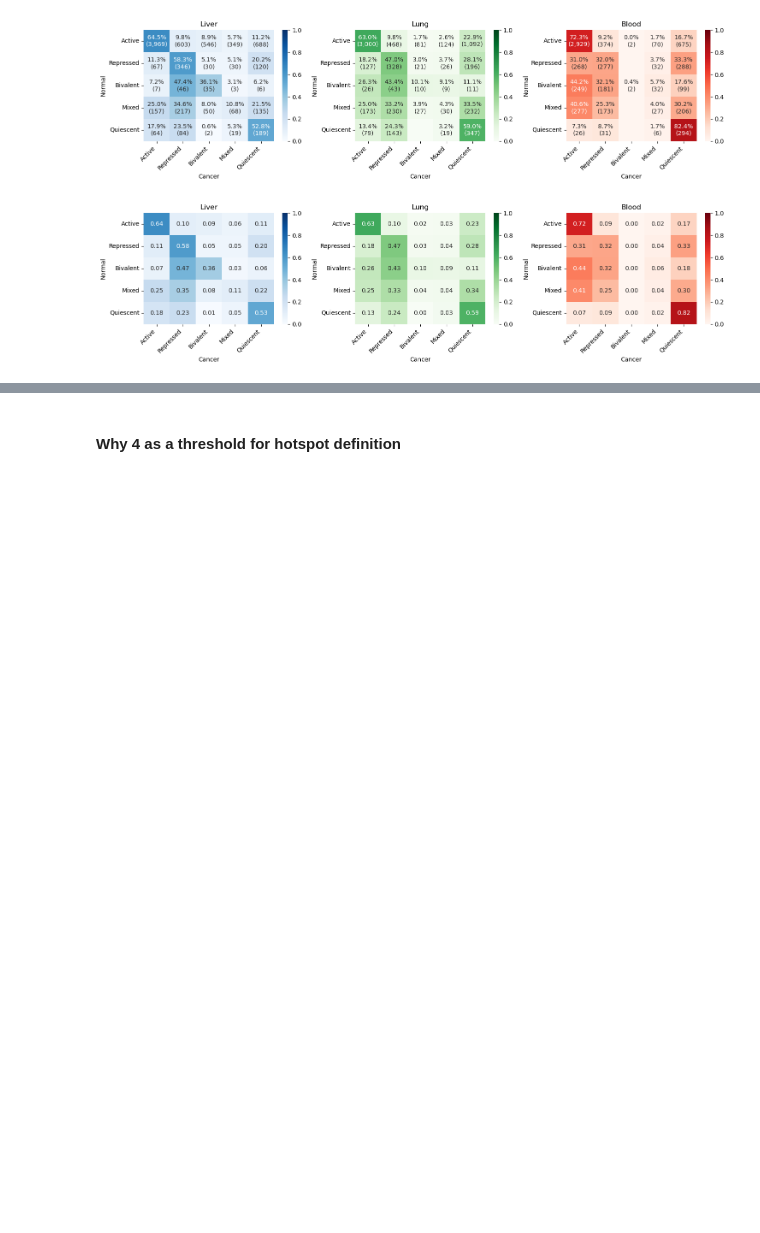
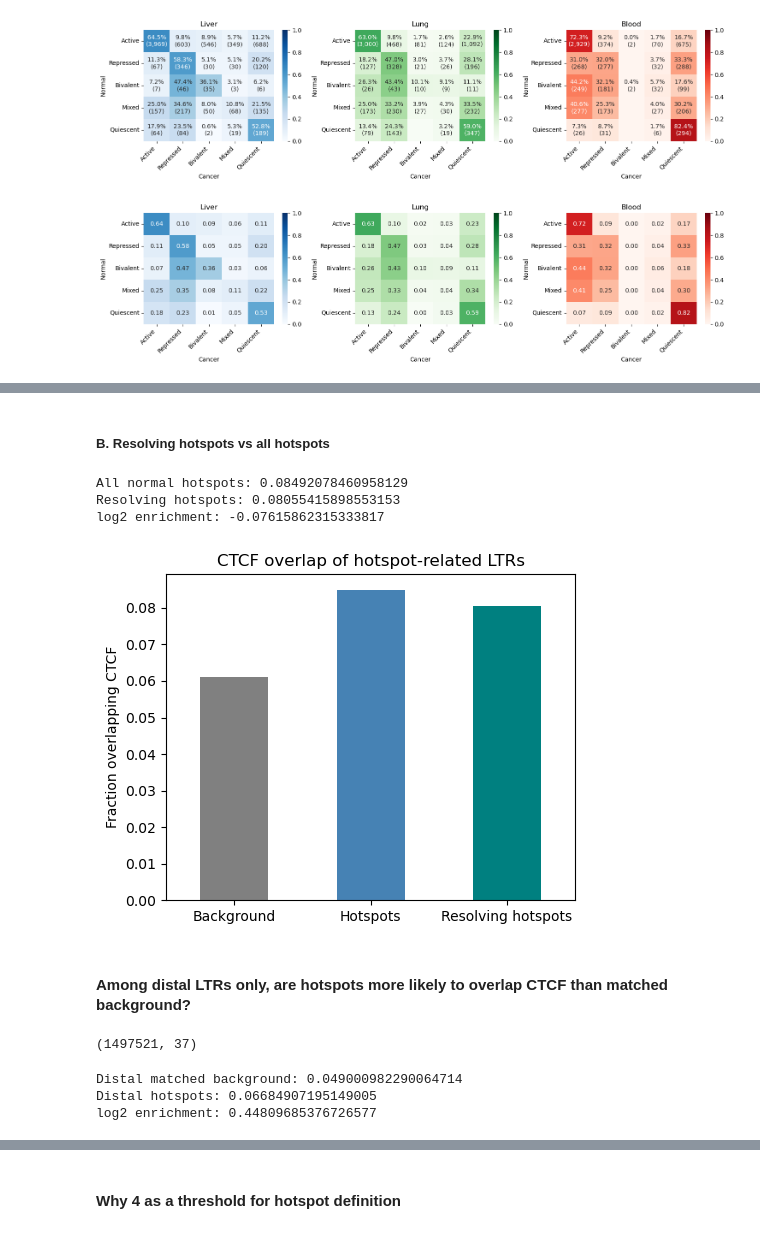
Before and after one commit to caocao0525/HERV, a Jupyter notebook: herv_all_hotspot_analysis.ipynb, the cells around one changed output, grey strips where cells are left out. Saved outputs shown, nothing was run; the diff lists cells and outputs as text; code cells hidden in the pictures; blank space fills up the shorter version.

```diff
--- a/herv_all_hotspot_analysis.ipynb
+++ b/herv_all_hotspot_analysis.ipynb
@@ -992,0 +1270,6 @@ plt.show()
+# %%
+df = df.merge(
+    df_loci[["chrom", "start", "end", "name", "ctcf_overlap"]],
+    on=["chrom", "start", "end", "name"],
+    how="left"
+)
@@ -992,0 +1278,11 @@ plt.show()
+# %%
+normal_ids = ["E066", "E096", "E029"]
+
+df_normal = df[df["cell_id"].isin(normal_ids)].copy()
+
+bg_frac = df_normal["ctcf_overlap"].mean()
+hotspot_frac = df_normal[df_normal["is_hotspot"]]["ctcf_overlap"].mean()
+
+print("Matched normal background:", bg_frac)
+print("Normal hotspots:", hotspot_frac)
+print("log2 enrichment:", np.log2((hotspot_frac + 1e-9) / (bg_frac + 1e-9)))
@@ -992,0 +1302,63 @@ plt.show()
+# %% [markdown]
+##### B. Resolving hotspots vs all hotspots
+# %%
+df_resolving_ctcf = df_resolving.merge(
+    df_loci[["chrom", "start", "end", "name", "ctcf_overlap"]],
+    on=["chrom", "start", "end", "name"],
+    how="left"
+)
+
+resolving_frac = df_resolving_ctcf["ctcf_overlap"].mean()
+all_hotspot_frac = df_normal[df_normal["is_hotspot"]]["ctcf_overlap"].mean()
+
+print("All normal hotspots:", all_hotspot_frac)
+print("Resolving hotspots:", resolving_frac)
+print("log2 enrichment:", np.log2((resolving_frac + 1e-9) / (all_hotspot_frac + 1e-9)))
+# %% [output]
+All normal hotspots: 0.08492078460958129
+Resolving hotspots: 0.08055415898553153
+log2 enrichment: -0.07615862315333817
+# %%
+plot_df = pd.DataFrame({
+    "group": ["Background", "Hotspots", "Resolving hotspots"],
+    "fraction": [bg_frac, hotspot_frac, resolving_frac]
+})
+
+ax = plot_df.plot(kind="bar", x="group", y="fraction", legend=False, figsize=(5,4), color=["gray", "steelblue", "teal"])
+ax.set_ylabel("Fraction overlapping CTCF")
+ax.set_xlabel("")
+ax.set_title("CTCF overlap of hotspot-related LTRs")
+plt.xticks(rotation=0)
+plt.tight_layout()
+plt.show()
+# %% [output]
+[figure, added]
+# %% [markdown]
+#### Among distal LTRs only, are hotspots more likely to overlap CTCF than matched background?
+# %%
+#  Restrict to matched normal tissues and distal loci
+normal_ids = ["E066", "E096", "E029"]  # liver, lung, blood
+
+df_normal = df[df["cell_id"].isin(normal_ids)].copy()
+
+# choose distal as >20kb
+df_distal = df_normal[df_normal["tss_bin"] == ">20kb"].copy()
+
+print(df_distal.shape)
+# %% [output]
+(1497521, 37)
+# %%
+#  Compare distal hotspots vs distal background
+bg_frac = df_distal["ctcf_overlap"].mean()
+
+hotspot_frac = df_distal[df_distal["is_hotspot"] == True]["ctcf_overlap"].mean()
+
+enrichment = np.log2((hotspot_frac + 1e-9) / (bg_frac + 1e-9))
+
+print("Distal matched background:", bg_frac)
+print("Distal hotspots:", hotspot_frac)
+print("log2 enrichment:", enrichment)
+# %% [output]
+Distal matched background: 0.049000982290064714
+Distal hotspots: 0.06684907195149005
+log2 enrichment: 0.44809685376726577
```
Also changed, not shown: parts of 24 cells of this notebook.
